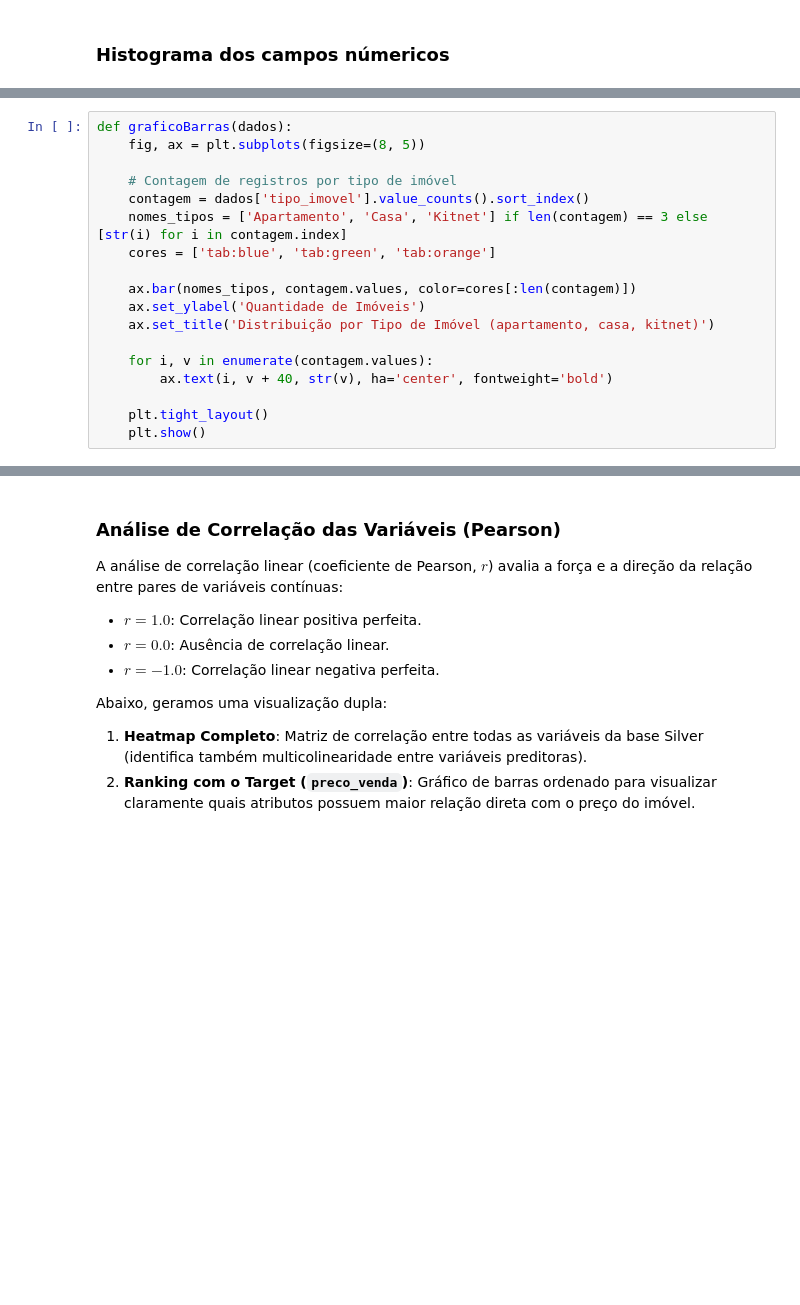
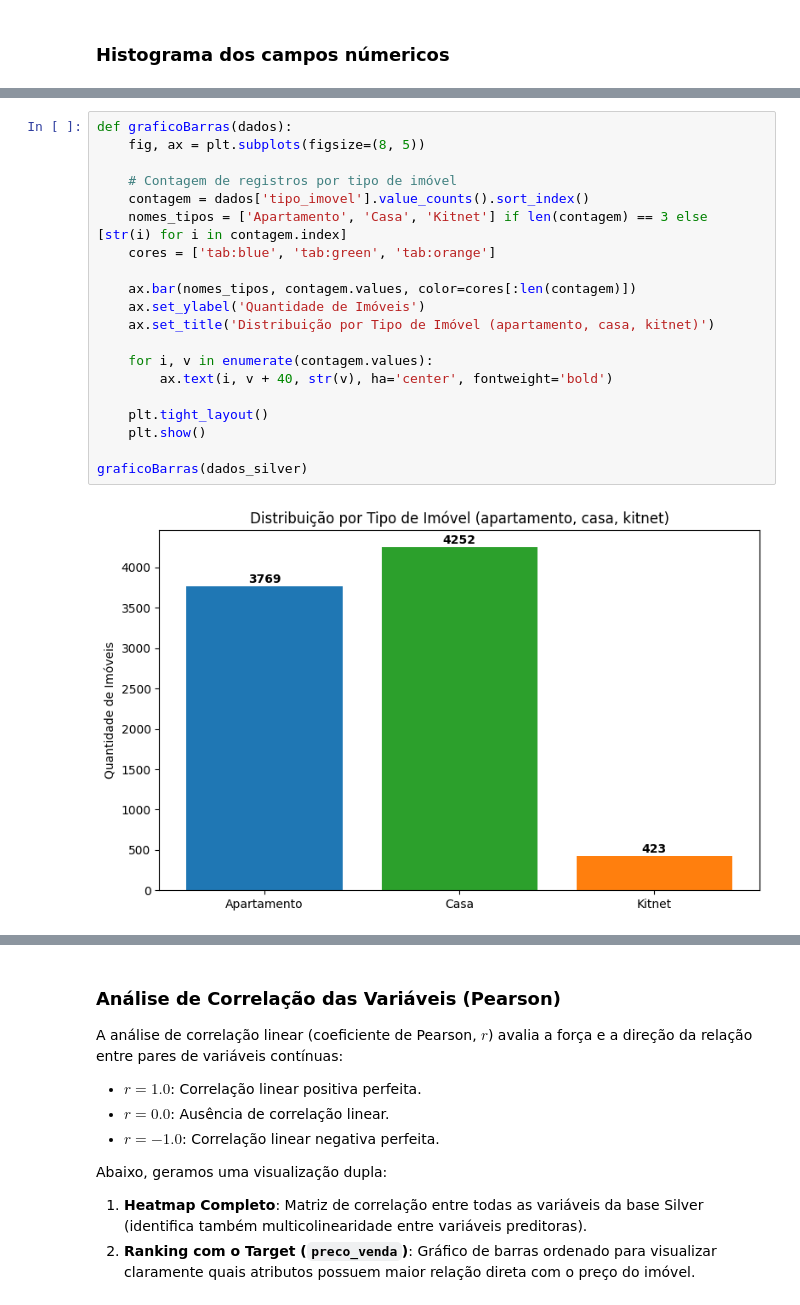
Before and after one commit to TiagoGandra/ml-senac-grupo2, a Jupyter notebook: eda.ipynb, the cells around one changed output, grey strips where cells are left out. Drawn from its saved outputs; the diff is of its cells as text; blank space fills up the shorter version.

```diff
--- a/eda.ipynb
+++ b/eda.ipynb
@@ -152,21 +135,25 @@ Name: valor_condominio, dtype: float64
 # %%
 def graficoBarras(dados):
     fig, ax = plt.subplots(figsize=(8, 5))
 
     # Contagem de registros por tipo de imóvel
     contagem = dados['tipo_imovel'].value_counts().sort_index()
     nomes_tipos = ['Apartamento', 'Casa', 'Kitnet'] if len(contagem) == 3 else [str(i) for i in contagem.index]
     cores = ['tab:blue', 'tab:green', 'tab:orange']
 
     ax.bar(nomes_tipos, contagem.values, color=cores[:len(contagem)])
     ax.set_ylabel('Quantidade de Imóveis')
     ax.set_title('Distribuição por Tipo de Imóvel (apartamento, casa, kitnet)')
 
     for i, v in enumerate(contagem.values):
         ax.text(i, v + 40, str(v), ha='center', fontweight='bold')
 
     plt.tight_layout()
     plt.show()
+
+graficoBarras(dados_silver)
+# %% [output]
+[figure, added]
 # %%
 def visualizarDados(dados):
     print("\nGerando visualizações gráficas...")
```
Also changed, not shown: parts of 7 cells of this notebook, 2 other files.
